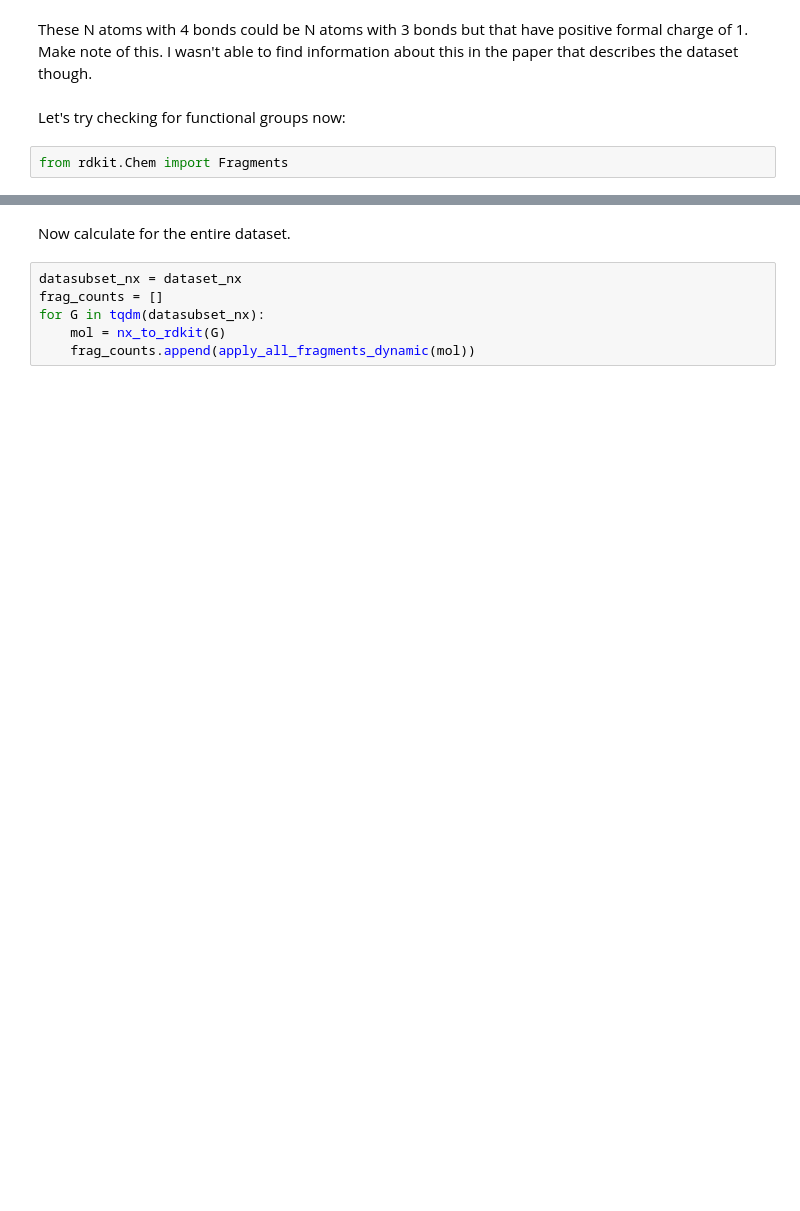
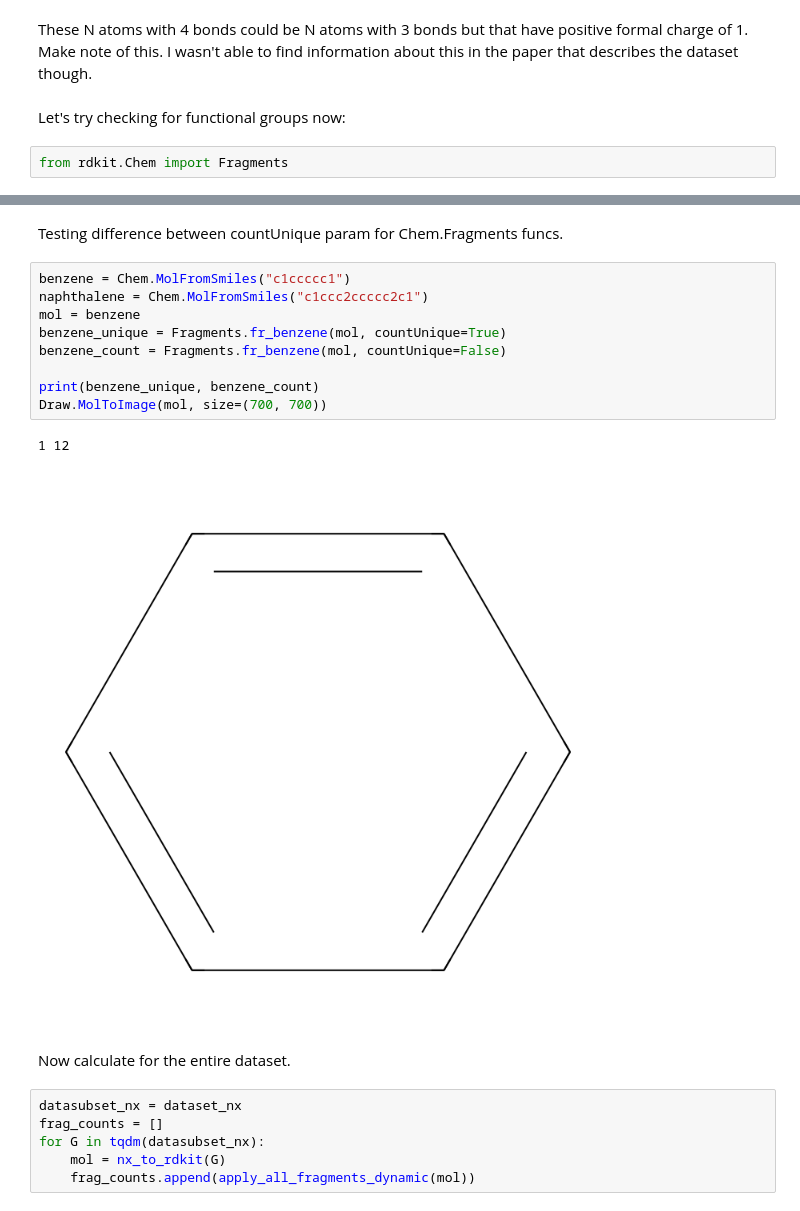
Before and after one commit to vladnotandrei/vip-interpretable-graph-classification, a Jupyter notebook: experiments/rdkit_queries.ipynb, the cells around one changed output, grey strips where cells are left out. Drawn from its saved outputs; the diff is of its cells as text; blank space fills up the shorter version.

```diff
--- a/experiments/rdkit_queries.ipynb
+++ b/experiments/rdkit_queries.ipynb
@@ -165,3 +165,17 @@ fr_halogen: 1
+# %% [markdown]
+Testing difference between countUnique param for Chem.Fragments funcs.
+# %%
+benzene = Chem.MolFromSmiles("c1ccccc1")
+naphthalene = Chem.MolFromSmiles("c1ccc2ccccc2c1")
+mol = benzene
+benzene_unique = Fragments.fr_benzene(mol, countUnique=True)
+benzene_count = Fragments.fr_benzene(mol, countUnique=False)
+
+print(benzene_unique, benzene_count)
+Draw.MolToImage(mol, size=(700, 700))
+# %% [output]
+1 12
+[figure, added]
 # %% [markdown]
 Now calculate for the entire dataset.
 # %%
```
Also changed, not shown: parts of 21 cells of this notebook.
